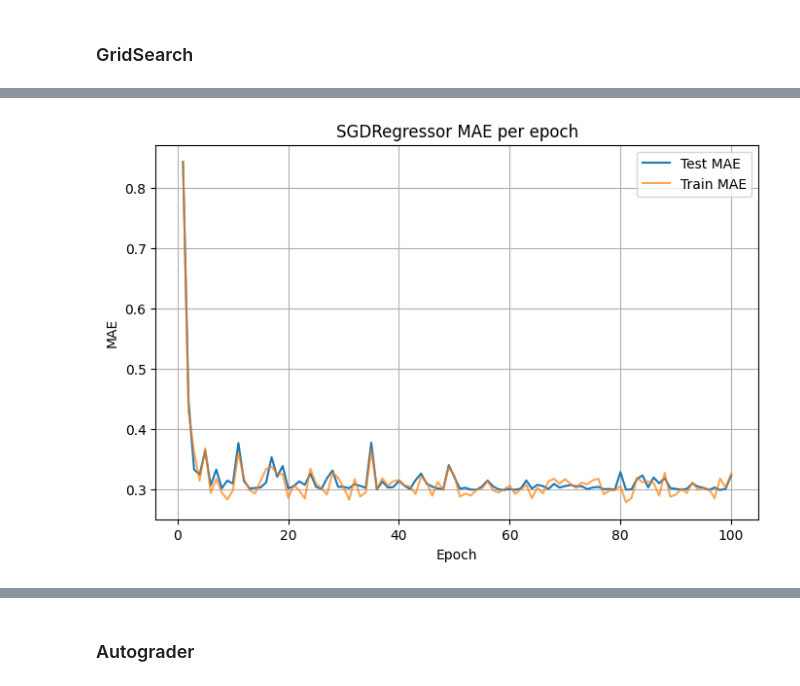
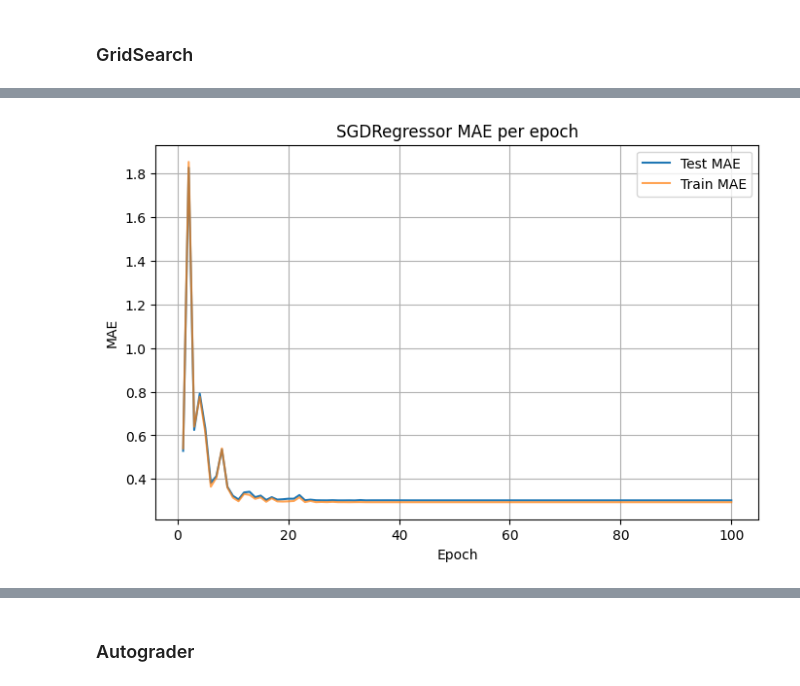
Before and after one commit to johnarioD/DSAIT4020-A1, a Jupyter notebook: midterm_assignment_template.ipynb, the cells around one changed output, grey strips where cells are left out. Drawn from its saved outputs; the diff is of its cells as text; code cells hidden in the pictures.

Commit message:
Fix visualization

```diff
--- a/midterm_assignment_template.ipynb
+++ b/midterm_assignment_template.ipynb
@@ -192,21 +201,21 @@ def SGD_Gridsearch(X_train, y_train):
     params = {
         "loss": [ 'squared_error', 'huber', 'epsilon_insensitive', 'squared_epsilon_insensitive' ], # 4
         # "penalty": [ 'l2', 'l1', 'elasticnet', None ], # 4
-        "alpha": [ 10**(i-10) for i in range(11) ], # 10
+         "alpha": [ 10**(i-10) for i in range(11) ], # 10
         # "l1_ratio": [ 0.1*i for i in range(11) ], # 10
-         "epsilon": [ 10**(i-4) for i in range(6) ], # 5
+        # "epsilon": [ 10**(i-4) for i in range(6) ], # 5
         "learning_rate": [ 'constant', 'optimal', 'invscaling', 'adaptive' ], # 4
         # "eta0": [ 10**(i-6) for i in range(7) ], # 7
-        # "shuffle": [ True ],
-        # "random_state": [ random_state_seed ],
-        # "warm_start": [ False ]
+        "shuffle": [ True ],
+        "random_state": [ random_state_seed ],
+        "warm_start": [ False ]
     }
     model = GridSearchCV( SGDRegressor(), params, cv = 5, scoring='neg_mean_absolute_error' )
     _, mean_absolute_error = train_model_pipeline( get_basic_pipeline, model, X_train, y_train )
     return mean_absolute_error, model
 
-mean_absolute_error_sgd, model = SGD_Gridsearch(X, y)
-# mae_test_sgd = evaluate_pipeline( pipeline=model.best_estimator_, X=X_test, y=y_test )
+mean_absolute_error_sgd, model = SGD_Gridsearch(visual_train_data, visual_train_labels)
+
 print("MAE: ", mean_absolute_error_sgd)
 print("Optimal params: ", model.best_params_)
 # %% [output]
@@ -215,71 +224,50 @@ Optimal params:  {'alpha': 0.0001, 'epsilon': 0.1, 'learning_rate': 'adaptive',
 # %%
-# Instantiate a new SGDRegressor using best params from GridSearch
-
-best_params = model.best_params_
-print(best_params)
-best_SGD_model = SGDRegressor(**best_params, random_state=random_state_seed)
-# best_SGD_model = SGDRegressor(random_state=random_state_seed)
-
-# visual_raw_data = pd.read_csv('football_wages.csv')
-# visual_train, visual_test = train_test_split( visual_raw_data, test_size=0.3, random_state=random_state_seed )
-# visual_train_data = visual_train.drop(columns=['log_wages'])
-# visual_train_labels = visual_train['log_wages']
-# visual_test_data = visual_test.drop(columns=['log_wages'])
-# visual_test_labels = visual_test['log_wages']
-
-visual_raw_data = pd.read_csv('football_wages.csv')
-visual_train_data = visual_test_data = visual_raw_data.drop(columns=['log_wages'])
-visual_train_labels = visual_test_labels = visual_raw_data['log_wages']
-
-# Preprocessing and PCA
-full_pipeline = get_preprocessed_pipeline(visual_train_data, best_SGD_model)
+# Define pipeline steps
+full_pipeline = get_preprocessed_pipeline(visual_train_data, "None")
 preproc = full_pipeline.named_steps['preprocessing']
 pca = full_pipeline.named_steps['pca']
 
-# fit preprocessors on training data
+# Fit preprocessors on training data
 preproc = preproc.fit(visual_train_data)
-X_train_trans = preproc.transform(visual_train_data)
+visual_train_data_prep = preproc.transform(visual_train_data)
 
-# fit PCA on transformed training features
-pca = pca.fit(X_train_trans)
-X_train_feat = pca.transform(X_train_trans)
+# Fit PCA on preprocessed training data
+pca = pca.fit(visual_train_data_prep)
+visual_train_data_feat = pca.transform(visual_train_data_prep)
 
 # transform test features once
-X_test_feat = pca.transform(preproc.transform(visual_test_data))
+visual_test_data_feat = pca.transform(preproc.transform(visual_test_data))
 
-# train
 epochs = 100
 test_mae_per_epoch = []
 train_mae_per_epoch = []
 
-for epoch in range(0, epochs):
+for epoch in range(1, epochs + 1):
+    # Deterministically fit new regressor with best parameters from gridserach, for 'epoch' iterations
+    best_SGD_model = SGDRegressor(**model.best_params_, max_iter=epoch)
+    best_SGD_model.fit(visual_train_data_feat, visual_train_labels)
 
-    sample_size = int(0.1 * len(X_train_feat))
-    X_train_feat[epoch * sample_size : (epoch + 1) * sample_size]
-
-    idx = np.random.choice(len(X_train_feat), size=sample_size, replace=False)
-    X_batch = X_train_feat[idx]
-    y_batch = visual_train_labels.iloc[idx]
-
-    # partial_fit updates the model incrementally
-    best_SGD_model.partial_fit(X_batch, y_batch)
-    # evaluate on test set
-    y_pred_test = best_SGD_model.predict(X_test_feat)
+    # Track train MAE
+    y_pred_train = best_SGD_model.predict(visual_train_data_feat)
+    train_MAE = MAE(y_pred_train, visual_train_labels)
+    train_mae_per_epoch.append(train_MAE)
+    # Track test MAE
+    y_pred_test = best_SGD_model.predict(visual_test_data_feat)
     test_mae = MAE(y_pred_test, visual_test_labels)
     test_mae_per_epoch.append(test_mae)
-    # track train MAE
-    y_pred_train = best_SGD_model.predict(X_batch)
-    train_MAE = MAE(y_pred_train, y_batch)
-    train_mae_per_epoch.append(train_MAE)
+
 
 # Plot MAE vs epoch
 plt.figure(figsize=(8,5))
 plt.plot(range(1, epochs+1), test_mae_per_epoch, label='Test MAE')
 plt.plot(range(1, epochs+1), train_mae_per_epoch, label='Train MAE', alpha=0.7)
 plt.xlabel('Epoch')
 plt.ylabel('MAE')
 plt.title('SGDRegressor MAE per epoch')
 plt.legend()
 plt.grid(True)
 plt.show()
+
+print(min(train_mae_per_epoch))
 # %% [output]
+[figure, new version]
@@ -287,4 +275,3 @@ plt.show()
-[figure, old version]
 # %%
 def KN_Gridsearch(X_train, y_train):
     import warnings
```
Also changed, not shown: parts of 6 cells of this notebook.
